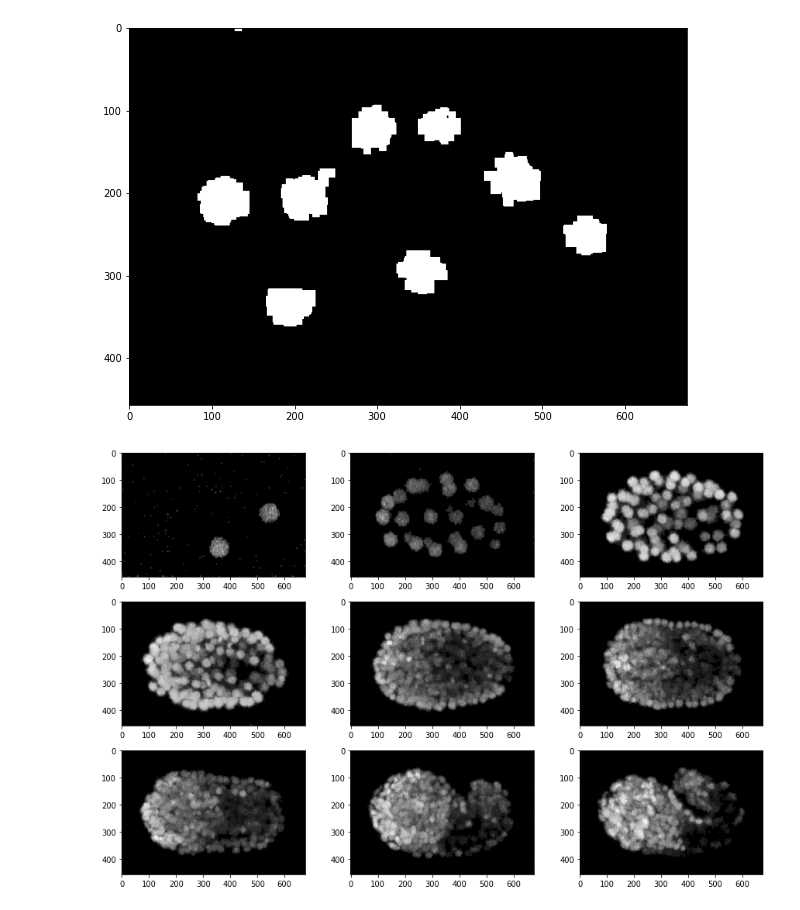
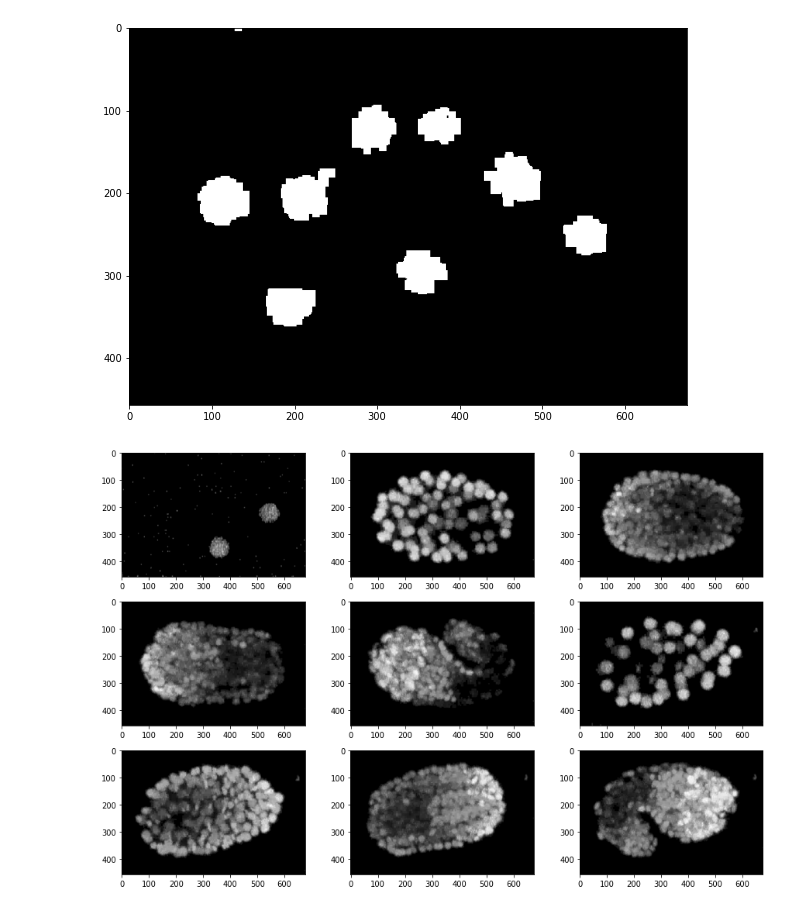
Before and after one commit to devoworm/GSoC-2020, a Jupyter notebook: Pre-trained Models (DevLearning)/notebooks/embryo_analysis/video_analysis/preprocess_video_data.ipynb, the cells around one changed output. Drawn from its saved outputs; the diff is of its cells as text; code cells hidden in the pictures.

```diff
--- a/Pre-trained Models (DevLearning)/notebooks/embryo_analysis/video_analysis/preprocess_video_data.ipynb
+++ b/Pre-trained Models (DevLearning)/notebooks/embryo_analysis/video_analysis/preprocess_video_data.ipynb
@@ -14,7 +14,7 @@ plt.rcParams["figure.figsize"] = (10,10)
 !unzip frames.zip
 # %%
 frame_paths = pd.read_csv("training_data.csv")['filenames'].values
-sample = cv2.imread(frame_paths[15],0)
+sample = cv2.imread("frames/" + frame_paths[15],0)
 # sample = cv2.medianBlur(sample , 3)
 plt.imshow(sample)
 plt.show()
@@ -50,11 +50,11 @@ def preprocess_image(image_path):
 # %%
 fig, ax = plt.subplots(3,3, figsize = (15,10))
 
 count = 0
-for i in range(0, len(frame_paths), 30):
-    sample = preprocess_image(frame_paths[i])
+for i in range(0, len(frame_paths), 60):
+    sample = preprocess_image("frames/" + frame_paths[i])
     ax.flat[count].imshow(sample)
     count += 1
 # %% [output]
-[figure, old version]
+[figure, new version]
 # %%
```
Also changed, not shown: parts of 4 cells of this notebook, 2 other files.
